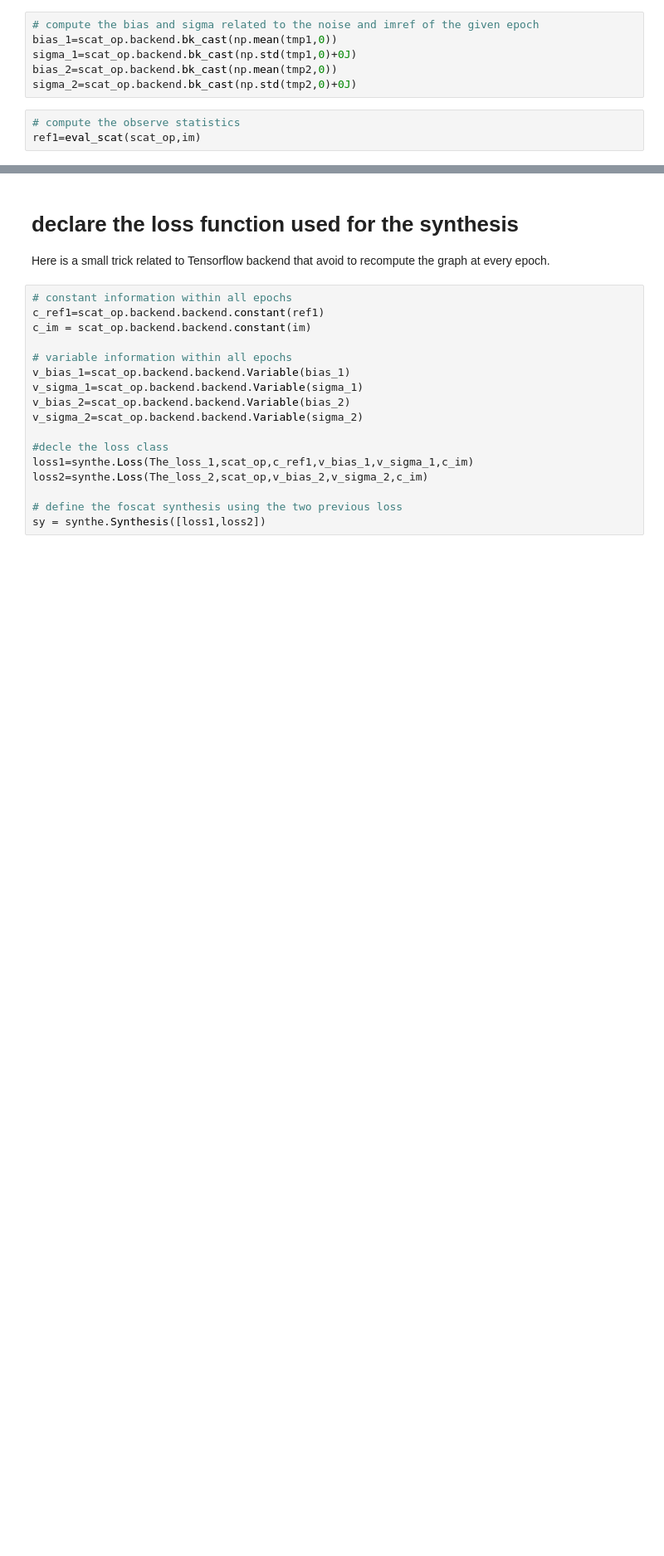
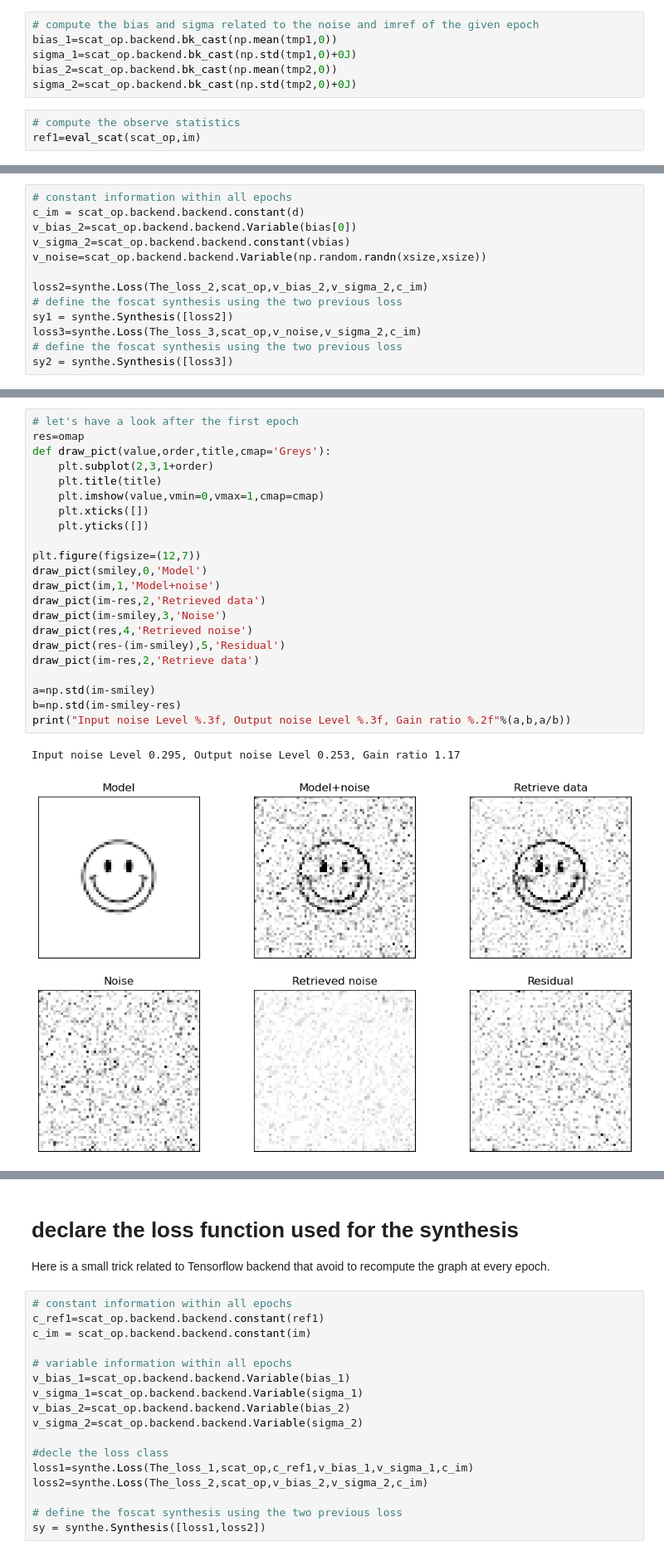
Before and after one commit to IAOCEA/demo-foscat-pangeo-eosc, a Jupyter notebook: Denoising.ipynb, the cells around one changed output, grey strips where cells are left out. Shown at 83% size. Saved outputs shown, nothing was run; the diff lists cells and outputs as text; blank space fills up the shorter version.

```diff
--- a/Denoising.ipynb
+++ b/Denoising.ipynb
@@ -198,0 +265,13 @@ ref1=eval_scat(scat_op,im)
+# %%
+# constant information within all epochs
+c_im = scat_op.backend.backend.constant(d)
+v_bias_2=scat_op.backend.backend.Variable(bias[0])
+v_sigma_2=scat_op.backend.backend.constant(vbias)
+v_noise=scat_op.backend.backend.Variable(np.random.randn(xsize,xsize))
+
+loss2=synthe.Loss(The_loss_2,scat_op,v_bias_2,v_sigma_2,c_im)
+# define the foscat synthesis using the two previous loss
+sy1 = synthe.Synthesis([loss2])
+loss3=synthe.Loss(The_loss_3,scat_op,v_noise,v_sigma_2,c_im)
+# define the foscat synthesis using the two previous loss
+sy2 = synthe.Synthesis([loss3])
@@ -198,0 +326,25 @@ ref1=eval_scat(scat_op,im)
+# %%
+# let's have a look after the first epoch
+res=omap
+def draw_pict(value,order,title,cmap='Greys'):
+    plt.subplot(2,3,1+order)
+    plt.title(title)
+    plt.imshow(value,vmin=0,vmax=1,cmap=cmap)
+    plt.xticks([])
+    plt.yticks([])
+
+plt.figure(figsize=(12,7))
+draw_pict(smiley,0,'Model')
+draw_pict(im,1,'Model+noise')
+draw_pict(im-res,2,'Retrieved data')
+draw_pict(im-smiley,3,'Noise')
+draw_pict(res,4,'Retrieved noise')
+draw_pict(res-(im-smiley),5,'Residual')
+draw_pict(im-res,2,'Retrieve data')
+
+a=np.std(im-smiley)
+b=np.std(im-smiley-res)
+print("Input noise Level %.3f, Output noise Level %.3f, Gain ratio %.2f"%(a,b,a/b))
+# %% [output]
+Input noise Level 0.295, Output noise Level 0.253, Gain ratio 1.17
+[figure, added]
```
Also changed, not shown: parts of 16 cells of this notebook, 2 other files.
